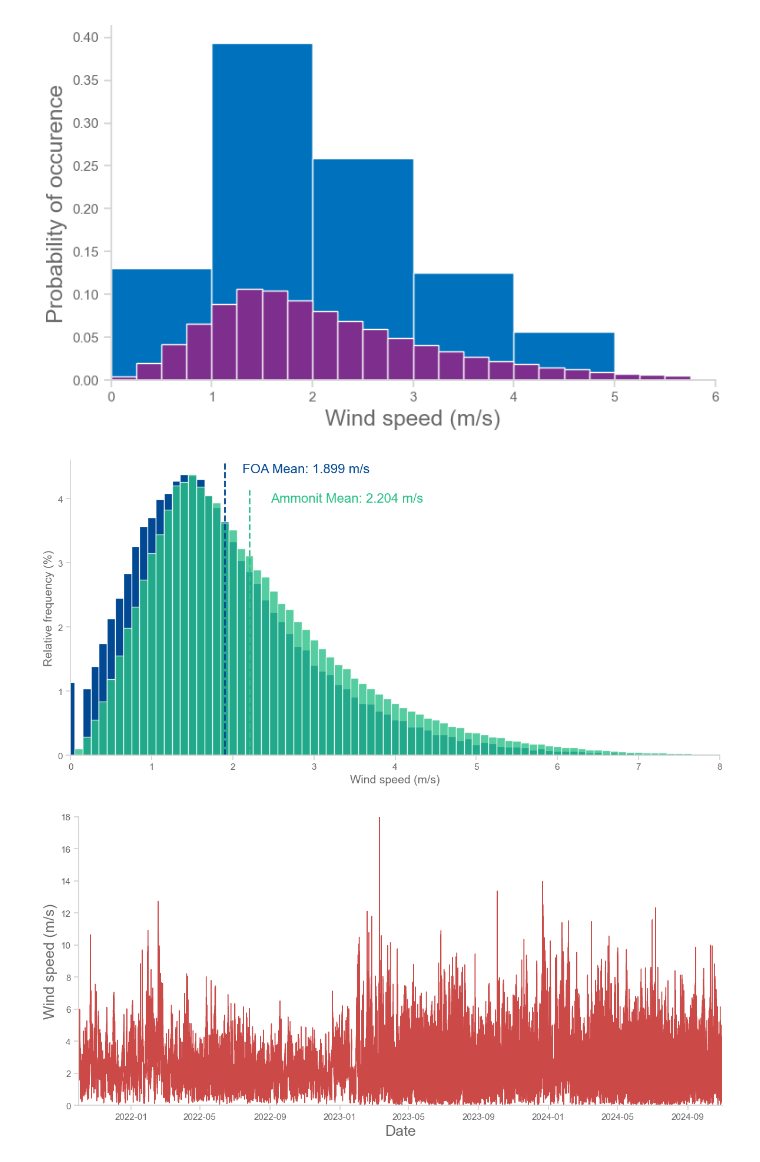
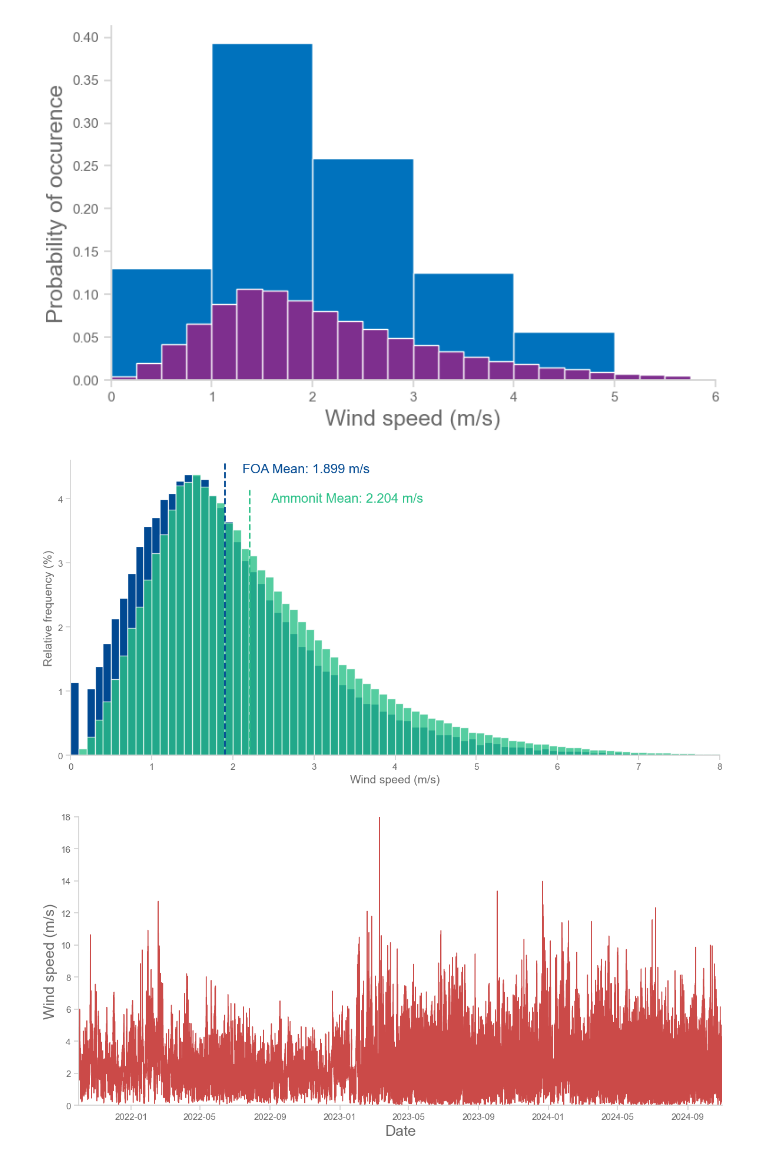
Before and after one commit to djskrovanek/gridraven-analytics, a Jupyter notebook: compareM7_FOA_WXstation.ipynb, the cells around one changed output. Saved outputs shown, nothing was run; the diff lists cells and outputs as text; code cells hidden in the pictures.

```diff
--- a/compareM7_FOA_WXstation.ipynb
+++ b/compareM7_FOA_WXstation.ipynb
@@ -196,36 +196,36 @@ plt.figure(figsize=(12,6))
 
 # Convert to relative frequencies (percentages)
 value_counts_foa_rel = value_counts_foa / len(M7_FOA) * 100
 value_counts_ammonit_rel = value_counts_ammonit / len(M7_Ammonit) * 100
 
 # Plot relative frequencies
 plt.bar(value_counts_foa_rel.index, value_counts_foa_rel.values, color=C_PICOM, edgecolor='white',
-        align='center', width=0.1,label='FOA')
+        align='edge', width=0.1,label='FOA')
 plt.bar(value_counts_ammonit_rel.index, value_counts_ammonit_rel.values, color=C_GREEN, edgecolor='white',
-        align='center', width=0.1, alpha=0.8, label='Ammonit')
+        align='edge', width=0.1, alpha=0.8, label='Ammonit')
 
 # Add vertical lines for means
 mean_foa = M7_FOA['wind_m7'].mean()
 mean_ammonit = M7_Ammonit['Wind speed'].mean()
 plt.axvline(x=mean_foa, color=C_PICOM, linestyle='--', linewidth=2, ymax=0.999)
 plt.axvline(x=mean_ammonit, color=C_GREEN, linestyle='--', linewidth=2, ymax=0.9)
 
 # Add mean value labels in the middle of the plot
 plt.text(mean_foa + 1.0, plt.ylim()[1]*0.95, f'FOA Mean: {round(mean_foa, 3)} m/s',
          color=C_PICOM, ha='center', va='bottom')
 plt.text(mean_ammonit +1.2, plt.ylim()[1]*0.85, f'Ammonit Mean: {round(mean_ammonit, 3)} m/s',
          color=C_GREEN, ha='center', va='bottom')
 
 
 plt.xlabel('Wind speed (m/s)', fontsize=14)
 plt.ylabel('Relative frequency (%)', fontsize=14)
 plt.xlim(0.0, 8.0)
 
 #plt.legend()
 plt.tight_layout()
 plt.show()
 # %% [output]
-[figure, old version]
+[figure, new version]
 # %%
 ###
 # Compare FOA and Ammonit to see if the values are the same
```
